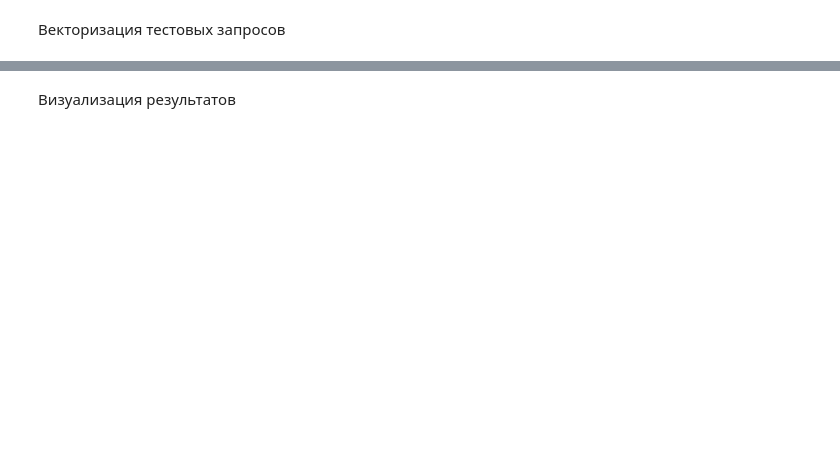
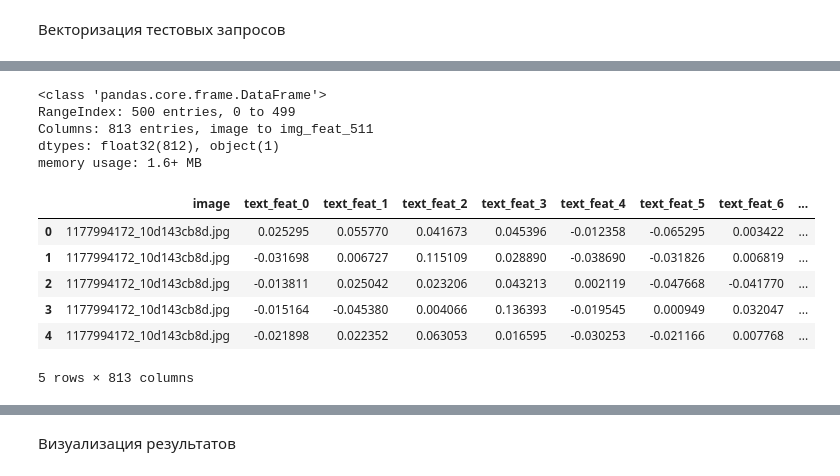
Before and after one commit to mikibouns/project_4, a Jupyter notebook: project.ipynb, the cells around one changed output, grey strips where cells are left out. Saved outputs shown, nothing was run; the diff lists cells and outputs as text; code cells hidden in the pictures; blank space fills up the shorter version.

```diff
--- a/project.ipynb
+++ b/project.ipynb
@@ -1586,16 +1596,30 @@ sample_queries.head(10)
 # %%
 # объеденяем данные
 test_final_df = (
     pd.merge(
         test_text_emb_df,
         test_image_feat_df,
         on="image",
         how="inner"
     )
     .drop(["query_id", "query_text"], axis=1)
     .drop_duplicates()
 )
-test_final_df
+test_final_df.info()
+test_final_df.head()
+# %% [output]
+<class 'pandas.core.frame.DataFrame'>
+RangeIndex: 500 entries, 0 to 499
+Columns: 813 entries, image to img_feat_511
+dtypes: float32(812), object(1)
+memory usage: 1.6+ MB
+|  | image | text_feat_0 | text_feat_1 | text_feat_2 | text_feat_3 | text_feat_4 | text_feat_5 | text_feat_6 | ... |
+| 0 | 1177994172_10d143cb8d.jpg | 0.025295 | 0.055770 | 0.041673 | 0.045396 | -0.012358 | -0.065295 | 0.003422 | ... |
+| 1 | 1177994172_10d143cb8d.jpg | -0.031698 | 0.006727 | 0.115109 | 0.028890 | -0.038690 | -0.031826 | 0.006819 | ... |
+| 2 | 1177994172_10d143cb8d.jpg | -0.013811 | 0.025042 | 0.023206 | 0.043213 | 0.002119 | -0.047668 | -0.041770 | ... |
+| 3 | 1177994172_10d143cb8d.jpg | -0.015164 | -0.045380 | 0.004066 | 0.136393 | -0.019545 | 0.000949 | 0.032047 | ... |
+| 4 | 1177994172_10d143cb8d.jpg | -0.021898 | 0.022352 | 0.063053 | 0.016595 | -0.030253 | -0.021166 | 0.007768 | ... |
+5 rows × 813 columns
 # %%
 results: dict[str, Any] = []
 
```
Also changed, not shown: parts of 5 cells of this notebook.
